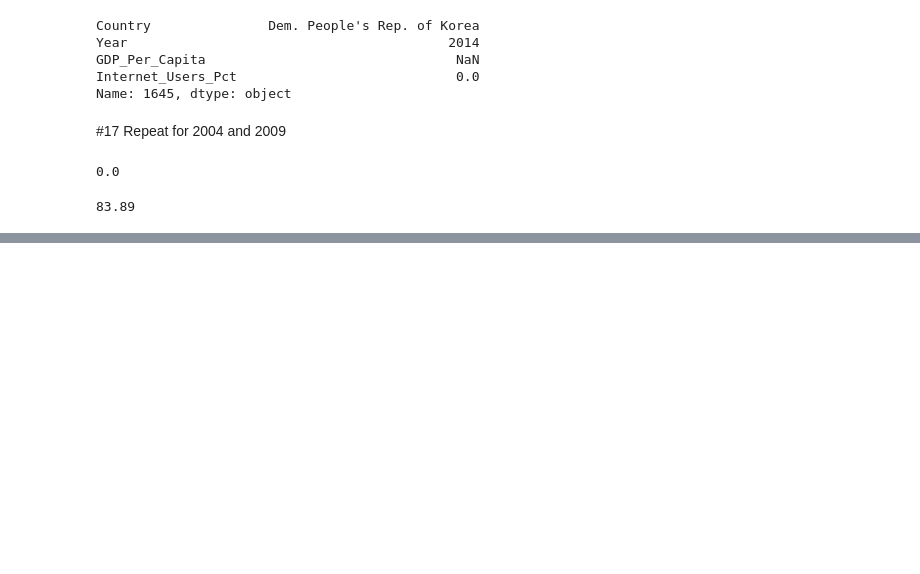
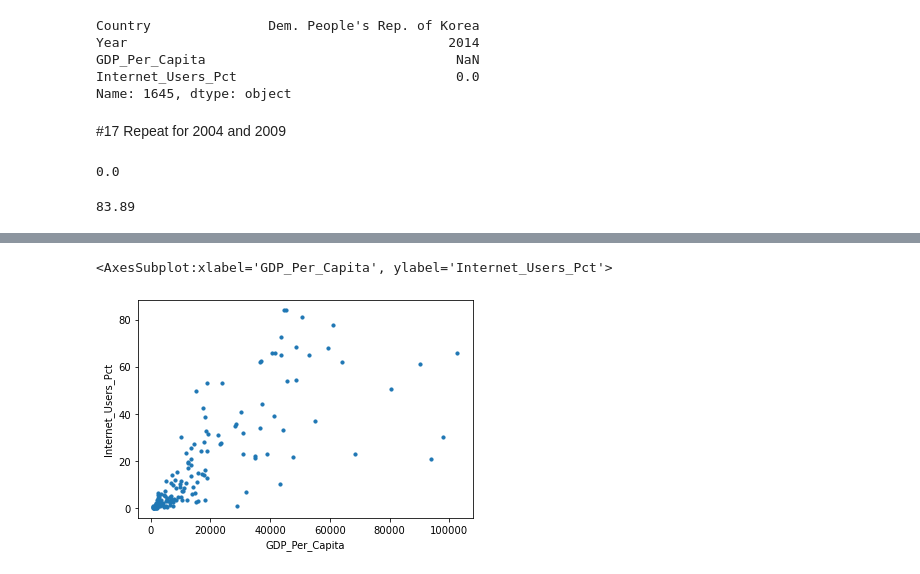
Before and after one commit to NSS-Data-Analytics-Cohort-6/gdp-and-internet-usage-scotscat824, a Jupyter notebook: Notebook/First_Project.ipynb, the cells around one changed output, grey strips where cells are left out. Drawn from its saved outputs; the diff is of its cells as text; code cells hidden in the pictures; blank space fills up the shorter version.

```diff
--- a/Notebook/First_Project.ipynb
+++ b/Notebook/First_Project.ipynb
@@ -283,0 +352,5 @@ Name: 6849, dtype: object
+# %%
+gdp_web_2004.plot.scatter(x = 'GDP_Per_Capita', y = 'Internet_Users_Pct', s = 10)
+# %% [output]
+<AxesSubplot:xlabel='GDP_Per_Capita', ylabel='Internet_Users_Pct'>
+[figure, added]
```
Also changed, not shown: parts of 14 cells of this notebook.
